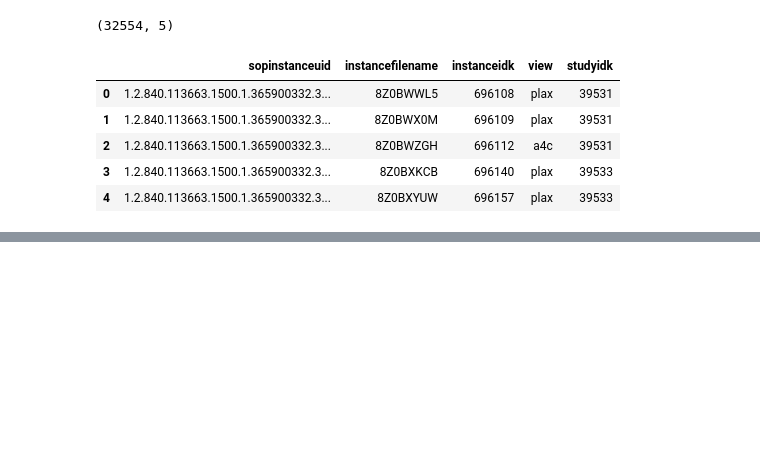
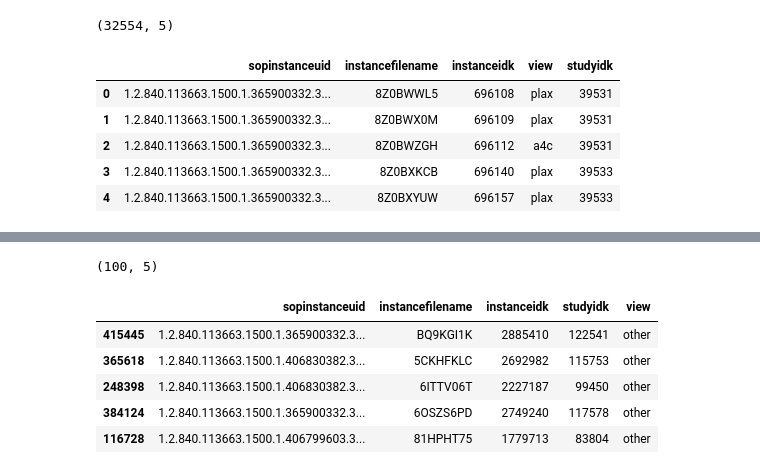
Before and after one commit to dssg/usal_echo_public, a Jupyter notebook: notebooks/20190717_DVV_build_m1_dataset.ipynb, the cells around one changed output, grey strips where cells are left out. Drawn from its saved outputs; the diff is of its cells as text; code cells hidden in the pictures; blank space fills up the shorter version.

```diff
--- a/notebooks/20190717_DVV_build_m1_dataset.ipynb
+++ b/notebooks/20190717_DVV_build_m1_dataset.ipynb
@@ -279,0 +299,12 @@ merge_df.head()
+# %%
+scrap_oth_df = inst_oth_df.sample(n=100)
+print(scrap_oth_df.shape)
+scrap_oth_df.head()
+# %% [output]
+(100, 5)
+|  | sopinstanceuid | instancefilename | instanceidk | studyidk | view |
+| 415445 | 1.2.840.113663.1500.1.365900332.3... | BQ9KGI1K | 2885410 | 122541 | other |
+| 365618 | 1.2.840.113663.1500.1.406830382.3... | 5CKHFKLC | 2692982 | 115753 | other |
+| 248398 | 1.2.840.113663.1500.1.406830382.3... | 6ITTV06T | 2227187 | 99450 | other |
+| 384124 | 1.2.840.113663.1500.1.365900332.3... | 6OSZS6PD | 2749240 | 117578 | other |
+| 116728 | 1.2.840.113663.1500.1.406799603.3... | 81HPHT75 | 1779713 | 83804 | other |
```
Also changed, not shown: parts of 15 cells of this notebook.
